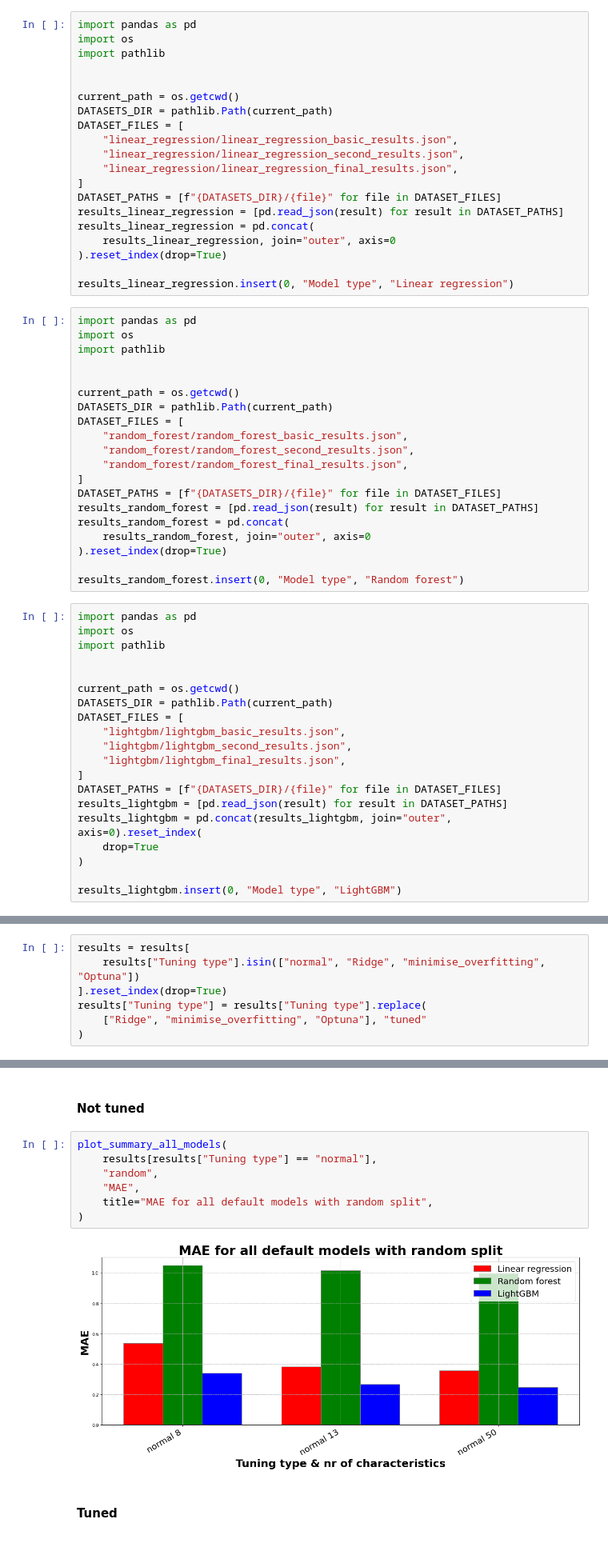
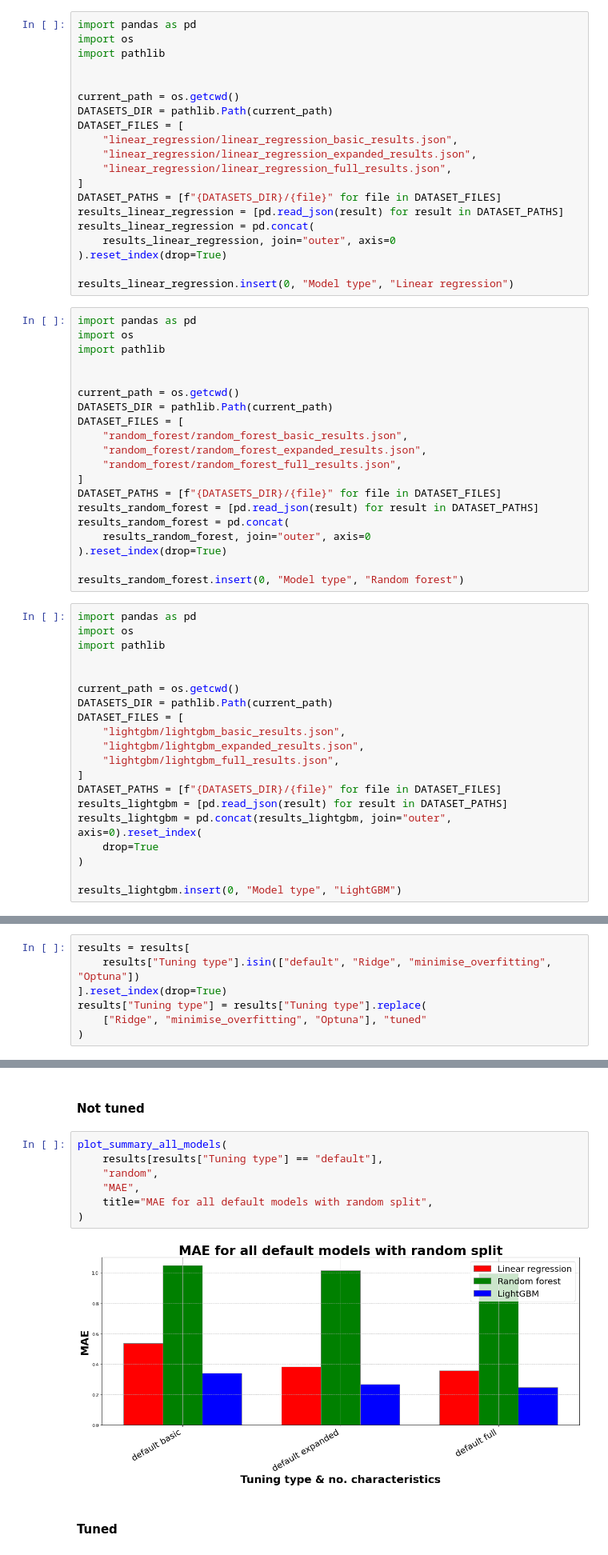
Before and after one commit to Paulina100/ML-for-TTRPG-game-design, a Jupyter notebook: notebooks/models/all_models_summary.ipynb, the cells around one changed output, grey strips where cells are left out. Shown at 80% size. Drawn from its saved outputs; the diff is of its cells as text.

```diff
--- a/notebooks/models/all_models_summary.ipynb
+++ b/notebooks/models/all_models_summary.ipynb
@@ -10,8 +10,8 @@ current_path = os.getcwd()
 DATASETS_DIR = pathlib.Path(current_path)
 DATASET_FILES = [
     "linear_regression/linear_regression_basic_results.json",
-    "linear_regression/linear_regression_second_results.json",
-    "linear_regression/linear_regression_final_results.json",
+    "linear_regression/linear_regression_expanded_results.json",
+    "linear_regression/linear_regression_full_results.json",
 ]
 DATASET_PATHS = [f"{DATASETS_DIR}/{file}" for file in DATASET_FILES]
 results_linear_regression = [pd.read_json(result) for result in DATASET_PATHS]
@@ -30,8 +30,8 @@ current_path = os.getcwd()
 DATASETS_DIR = pathlib.Path(current_path)
 DATASET_FILES = [
     "random_forest/random_forest_basic_results.json",
-    "random_forest/random_forest_second_results.json",
-    "random_forest/random_forest_final_results.json",
+    "random_forest/random_forest_expanded_results.json",
+    "random_forest/random_forest_full_results.json",
 ]
 DATASET_PATHS = [f"{DATASETS_DIR}/{file}" for file in DATASET_FILES]
 results_random_forest = [pd.read_json(result) for result in DATASET_PATHS]
@@ -50,8 +50,8 @@ current_path = os.getcwd()
 DATASETS_DIR = pathlib.Path(current_path)
 DATASET_FILES = [
     "lightgbm/lightgbm_basic_results.json",
-    "lightgbm/lightgbm_second_results.json",
-    "lightgbm/lightgbm_final_results.json",
+    "lightgbm/lightgbm_expanded_results.json",
+    "lightgbm/lightgbm_full_results.json",
 ]
 DATASET_PATHS = [f"{DATASETS_DIR}/{file}" for file in DATASET_FILES]
 results_lightgbm = [pd.read_json(result) for result in DATASET_PATHS]
@@ -89,6 +89,6 @@ results
 # %%
 results = results[
-    results["Tuning type"].isin(["normal", "Ridge", "minimise_overfitting", "Optuna"])
+    results["Tuning type"].isin(["default", "Ridge", "minimise_overfitting", "Optuna"])
 ].reset_index(drop=True)
 results["Tuning type"] = results["Tuning type"].replace(
     ["Ridge", "minimise_overfitting", "Optuna"], "tuned"
@@ -115,13 +115,13 @@ plot_summary_all_models(
 #### Not tuned
 # %%
 plot_summary_all_models(
-    results[results["Tuning type"] == "normal"],
+    results[results["Tuning type"] == "default"],
     "random",
     "MAE",
     title="MAE for all default models with random split",
 )
 # %% [output]
-[figure, old version]
+[figure, new version]
 # %% [markdown]
 #### Tuned
 # %%
```
Also changed, not shown: parts of 12 cells of this notebook, 34 other files.
